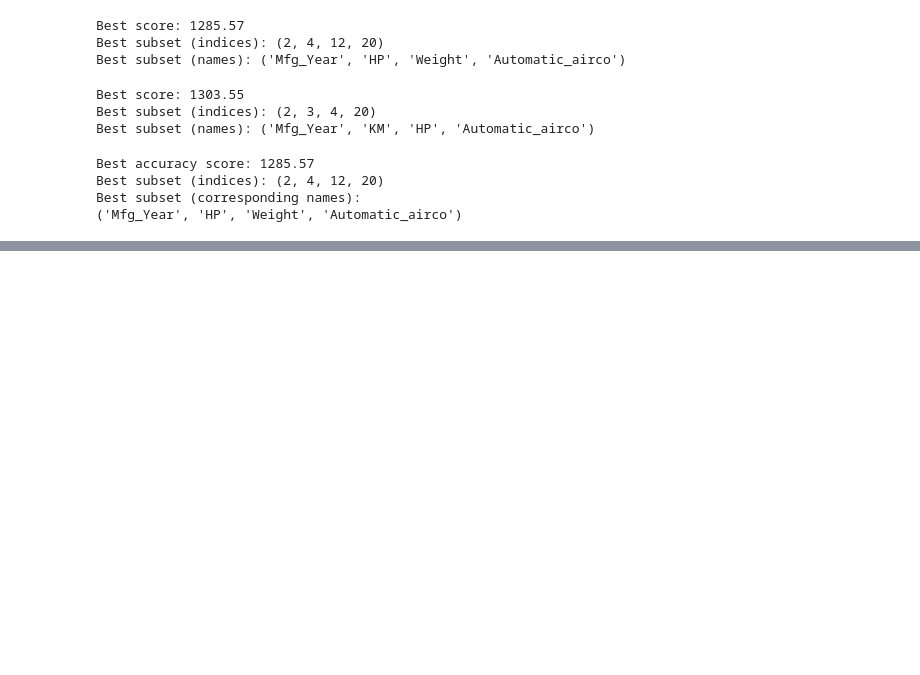
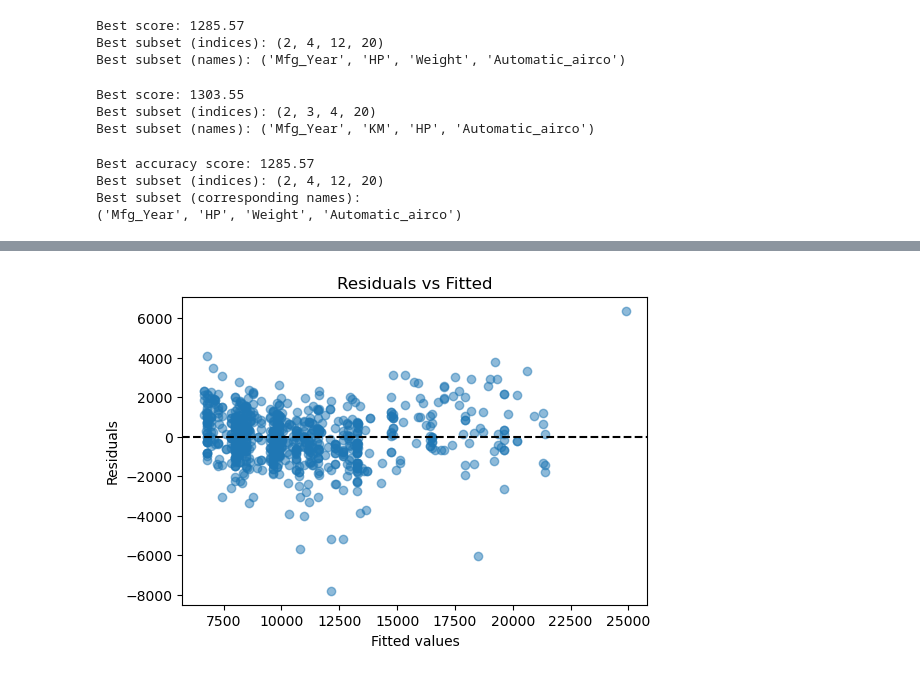
Before and after one commit to liulawrence2002/Project-1-MSBA, a Jupyter notebook: project_1_final.ipynb, the cells around one changed output, grey strips where cells are left out. Cells and saved outputs as stored; diff of their text form; code cells hidden in the pictures; blank space fills up the shorter version.

```diff
--- a/project_1_final.ipynb
+++ b/project_1_final.ipynb
@@ -873,0 +879,8 @@ Best subset (corresponding names):
+# %%
+final_predictors = ['Mfg_Year', 'HP', 'Weight', 'Automatic_airco']
+final_X_train = train_data[final_predictors].copy()
+final_y_train = train_data['Price'].copy()
+final_X_test = test_data[final_predictors].copy()
+final_y_test = test_data['Price'].copy()
+
+final_X_train
@@ -873,0 +901,4 @@ Best subset (corresponding names):
+# %%
+## time to set up the final stats model
+final_model_train_sm = sm.OLS(final_y_train , sm.add_constant(final_X_train)).fit()
+print(final_model_train_sm.summary())
@@ -873,0 +925,4 @@ Best subset (corresponding names):
+# %%
+final_model_train_sm_robust =final_model_train_sm.get_robustcov_results(cov_type="HC0")
+print("\nOLS with robust (HC0) standard errors: final training dataset")
+print(final_model_train_sm_robust.summary())
@@ -873,0 +947,10 @@ Best subset (corresponding names):
+# %%
+plt.figure(figsize=(6, 4))
+plt.scatter(final_model_train_sm_robust.fittedvalues, final_model_train_sm_robust.resid, alpha=0.5)
+plt.axhline(0, color="k", linestyle="--")
+plt.xlabel("Fitted values")
+plt.ylabel("Residuals")
+plt.title("Residuals vs Fitted")
+plt.show()
+# %% [output]
+[figure, added]
```
Also changed, not shown: parts of 13 cells of this notebook.
